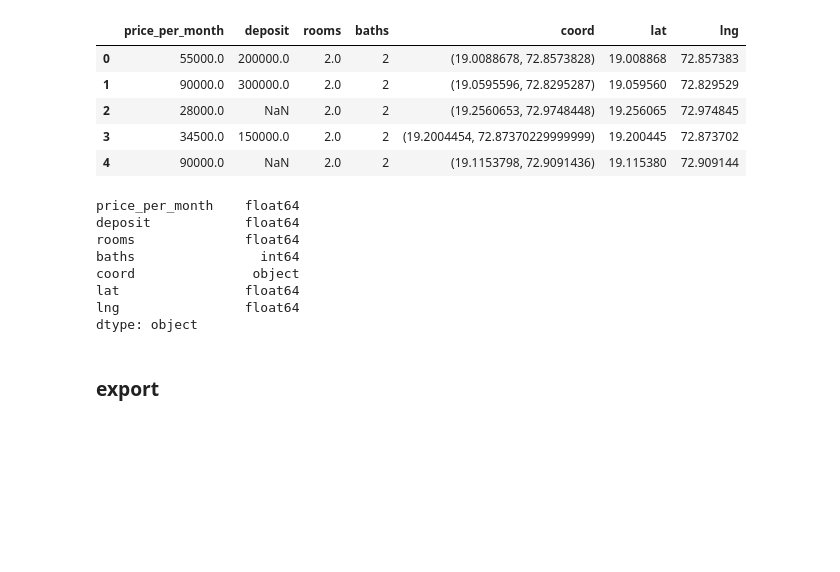
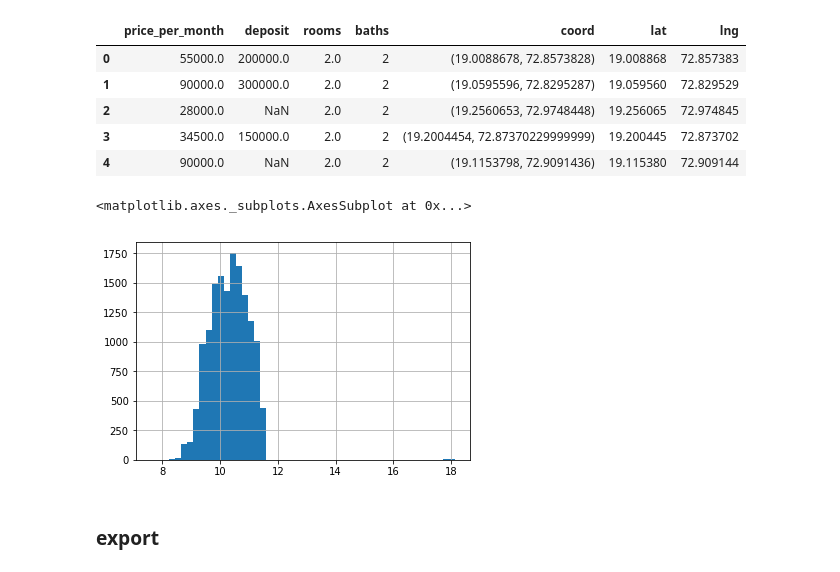
Before and after one commit to ZacharyJamesHill/slum_identification_for_New_Light_Technologies, a Jupyter notebook: real_estate_listings/data/mumbai/99acres.com_cleaning.ipynb, the cells around one changed output. Cells and saved outputs as stored; diff of their text form; code cells hidden in the pictures; blank space fills up the shorter version.

```diff
--- a/real_estate_listings/data/mumbai/99acres.com_cleaning.ipynb
+++ b/real_estate_listings/data/mumbai/99acres.com_cleaning.ipynb
@@ -50,4 +64,15 @@ print('---->', len(df))
 ----> 14733
 # %% [markdown]
 ## cleaning
+# %%
+def parse_price(x):
+    x = x[2:]
+    try:
+        if len(x)<5 and x[-2:]!='00':
+            x = float('.'.join(re.findall('\d+', x)))*10000
+            return x
+        else:
+            return float(''.join(re.findall('\d', x)))
+    except: return np.nan
+df['price_per_month'] = df['price_per_month'].apply(parse_price)
 # %%
@@ -93,17 +101,11 @@ df.head()
 | 2 | 28000.0 | NaN | 2.0 | 2 | (19.2560653, 72.9748448) | 19.256065 | 72.974845 |
 | 3 | 34500.0 | 150000.0 | 2.0 | 2 | (19.2004454, 72.87370229999999) | 19.200445 | 72.873702 |
 | 4 | 90000.0 | NaN | 2.0 | 2 | (19.1153798, 72.9091436) | 19.115380 | 72.909144 |
-# %%
-df.dtypes
-# %% [output]
-price_per_month    float64
-deposit            float64
-rooms              float64
-baths                int64
-coord               object
-lat                float64
-lng                float64
-dtype: object
+# %%
+df[df['price_per_month']<1e15]['price_per_month'].apply(np.log).hist(bins=50)
+# %% [output]
+<matplotlib.axes._subplots.AxesSubplot at 0x...>
+[figure, added]
 # %% [markdown]
 ### export
 # %%
```
Also changed, not shown: parts of 4 cells of this notebook, 11 other files.
